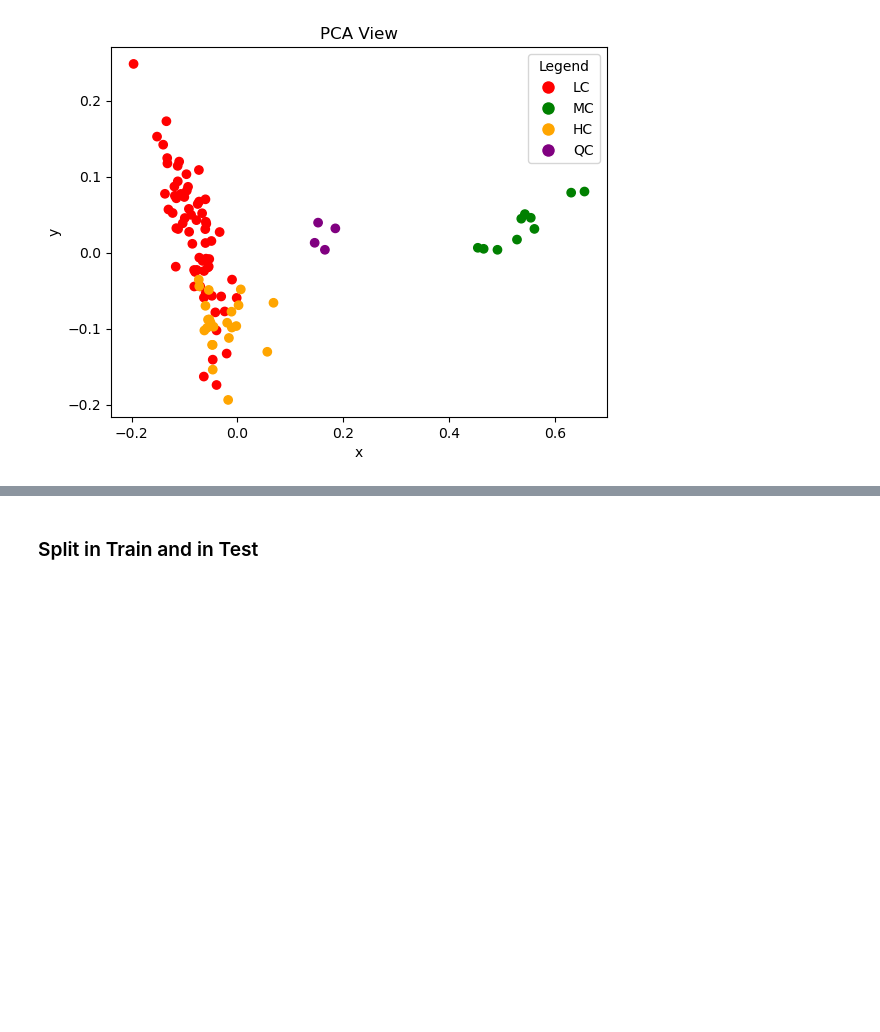
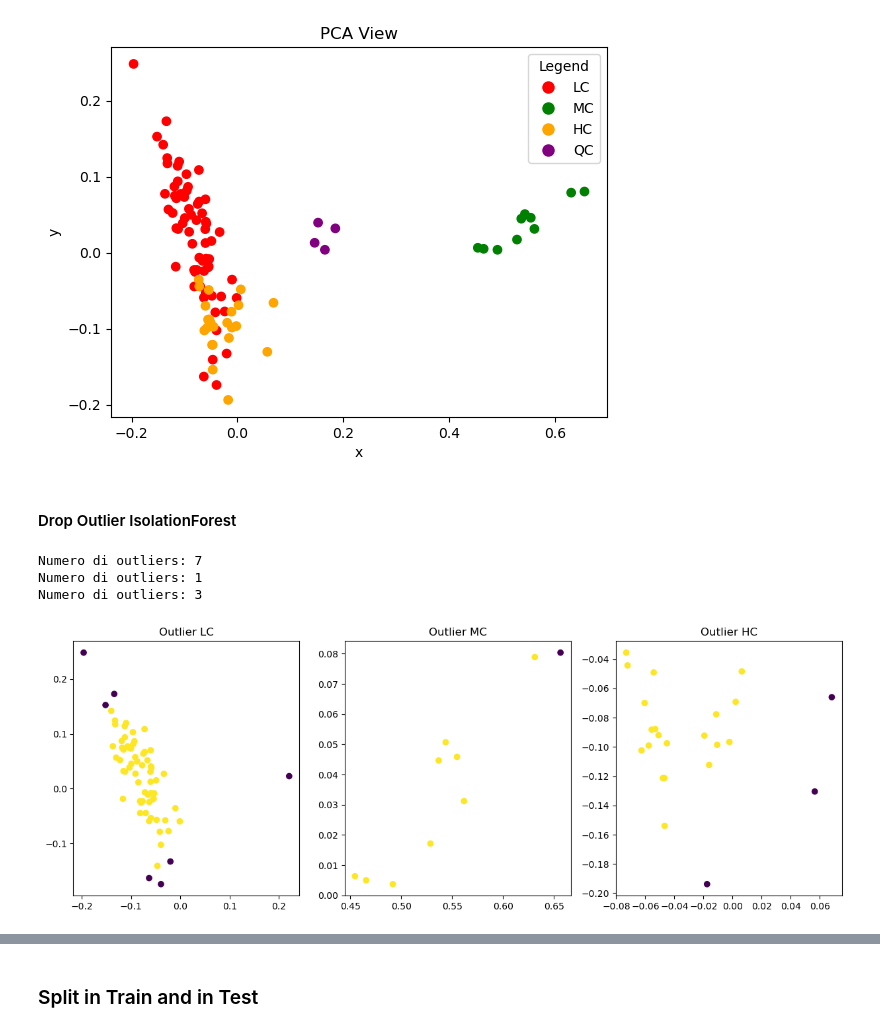
Before and after one commit to Bvs00/AI4ODA_projectwork, a Jupyter notebook: Metaboloma/TIC/notebook_metaboloma_findModel_TIC.ipynb, the cells around one changed output, grey strips where cells are left out. Cells and saved outputs as stored; diff of their text form; code cells hidden in the pictures; blank space fills up the shorter version.

```diff
--- a/Metaboloma/TIC/notebook_metaboloma_findModel_TIC.ipynb
+++ b/Metaboloma/TIC/notebook_metaboloma_findModel_TIC.ipynb
@@ -390,3 +390,61 @@ plt.title('PCA View')
 plt.show()
 # %% [output]
 [figure]
+# %% [markdown]
+#### Drop Outlier IsolationForest
+# %%
+from sklearn.ensemble import IsolationForest
+
+drop = []
+fig, axs = plt.subplots(1,3,figsize=(15,5))
+
+lc = scores_view[4:73,:]
+
+IsolationForestModel = IsolationForest(n_estimators=100, contamination=0.1, n_jobs=4)
+IsolationForestModel.fit(lc)
+
+prediction_lc = IsolationForestModel.predict(lc)
+
+num_outliers = (prediction_lc == -1).sum()
+print("Numero di outliers:", num_outliers)
+axs[0].set_title("Outlier LC")
+axs[0].scatter(lc[:,0],lc[:,1],c=prediction_lc, cmap='viridis')
+outlier_lc = pd.DataFrame({"Sample":df_x_metaboloma_tic.index[4:73],"outlier":prediction_lc})
+for sample,outlier in outlier_lc.values:
+    if outlier == -1:
+        drop.append(sample)
+
+mc = scores_view[73:83,:]
+IsolationForestModel.fit(mc)
+
+prediction_mc = IsolationForestModel.predict(mc)
+
+num_outliers = (prediction_mc == -1).sum()
+print("Numero di outliers:", num_outliers)
+axs[1].set_title("Outlier MC")
+axs[1].scatter(mc[:,0],mc[:,1],c=prediction_mc, cmap='viridis')
+outlier_mc = pd.DataFrame({"Sample":df_x_metaboloma_tic.index[73:83],"outlier":prediction_mc})
+for sample,outlier in outlier_mc.values:
+    if outlier == -1:
+        drop.append(sample)
+
+hc = scores_view[83:106,:]
+IsolationForestModel.fit(hc)
+
+prediction_hc = IsolationForestModel.predict(hc)
+
+num_outliers = (prediction_hc == -1).sum()
+print("Numero di outliers:", num_outliers)
+axs[2].set_title("Outlier HC")
+axs[2].scatter(hc[:,0],hc[:,1],c=prediction_hc, cmap='viridis')
+outlier_hc = pd.DataFrame({"Sample":df_x_metaboloma_tic.index[83:106],"outlier":prediction_hc})
+for sample,outlier in outlier_hc.values:
+    if outlier == -1:
+        drop.append(sample)
+
+plt.show()
+# %% [output]
+Numero di outliers: 7
+Numero di outliers: 1
+Numero di outliers: 3
+[figure, added]
```
Also changed, not shown: parts of 1 cell of this notebook, 4 other files.
